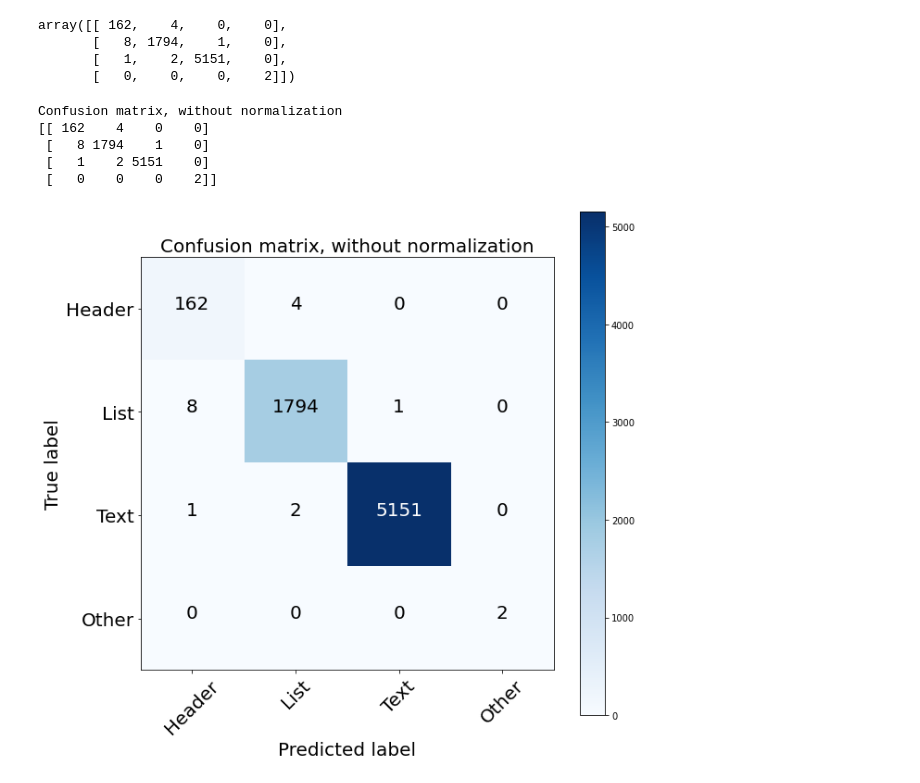
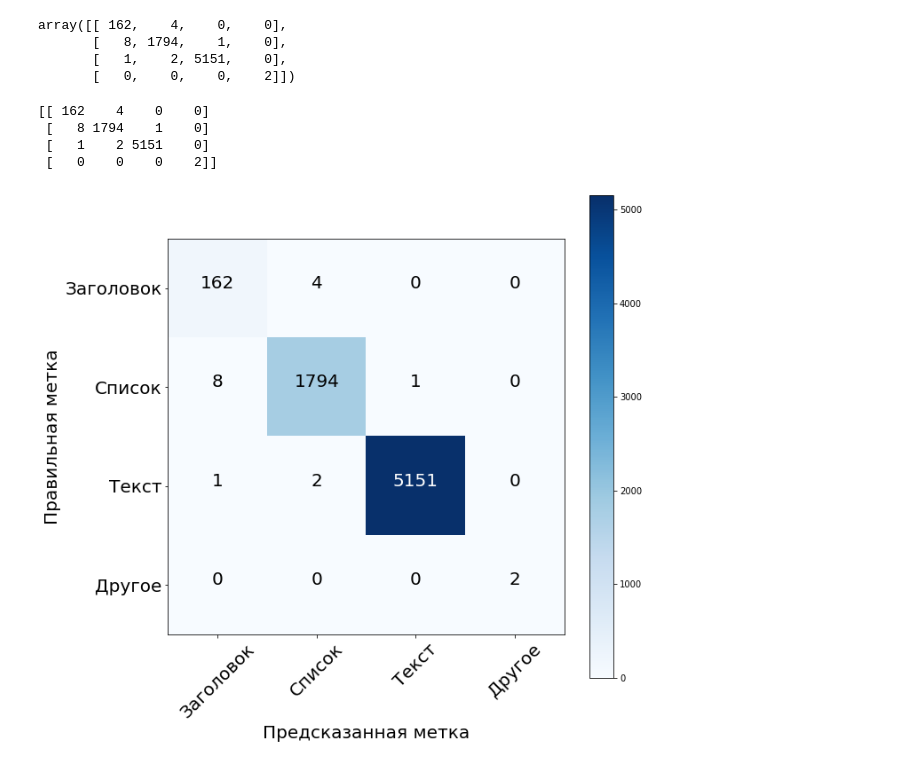
Before and after one commit to NastyBoget/document_structure_extraction, a Jupyter notebook: pipeline.ipynb, the cells around one changed output. Saved outputs shown, nothing was run; the diff lists cells and outputs as text; code cells hidden in the pictures.

Commit message:
conf matrix russian added

```diff
--- a/pipeline.ipynb
+++ b/pipeline.ipynb
@@ -351,16 +329,11 @@ def plot_confusion_matrix(cm, classes,
     Normalization can be applied by setting `normalize=True`.
     """
     import itertools
-    if normalize:
-        cm = cm.astype('float') / cm.sum(axis=1)[:, np.newaxis]
-        print("Normalized confusion matrix")
-    else:
-        print('Confusion matrix, without normalization')
 
     print(cm)
 
     plt.imshow(cm, interpolation='nearest', cmap=cmap)
-    plt.title(title, fontsize=20)
+#     plt.title(title, fontsize=20)
     plt.colorbar()
     tick_marks = np.arange(len(classes))
     plt.xticks(tick_marks, classes, rotation=45, fontsize=20)
@@ -374,21 +347,20 @@ def plot_confusion_matrix(cm, classes,
                  fontsize=20,
                  color="white" if cm[i, j] > thresh else "black")
 
-    plt.ylabel('True label', fontsize=20)
-    plt.xlabel('Predicted label', fontsize=20)
-    plt.savefig('conf_matrix.png',  bbox_inches='tight')
+    plt.ylabel('Правильная метка', fontsize=20)
+    plt.xlabel('Предсказанная метка', fontsize=20)
+    plt.savefig('conf_matrix_rus.png',  bbox_inches='tight')
 # %%
 cnf_matrix = confusion_matrix(y_test, y_pred, labels=['Header', 'List', 'Text', 'Other'])
 np.set_printoptions(precision=2)
 
 # Plot non-normalized confusion matrix
 plt.figure(figsize=(10, 10))
-plot_confusion_matrix(cnf_matrix, classes=['Header', 'List', 'Text', 'Other'],
+plot_confusion_matrix(cnf_matrix, classes=['Заголовок', 'Список', 'Текст', 'Другое'],
                       title='Confusion matrix, without normalization')
 # %% [output]
-Confusion matrix, without normalization
 [[ 162    4    0    0]
  [   8 1794    1    0]
  [   1    2 5151    0]
  [   0    0    0    2]]
-[figure, old version]
+[figure, new version]
```
Also changed, not shown: parts of 1 cell of this notebook, 1 other file.
